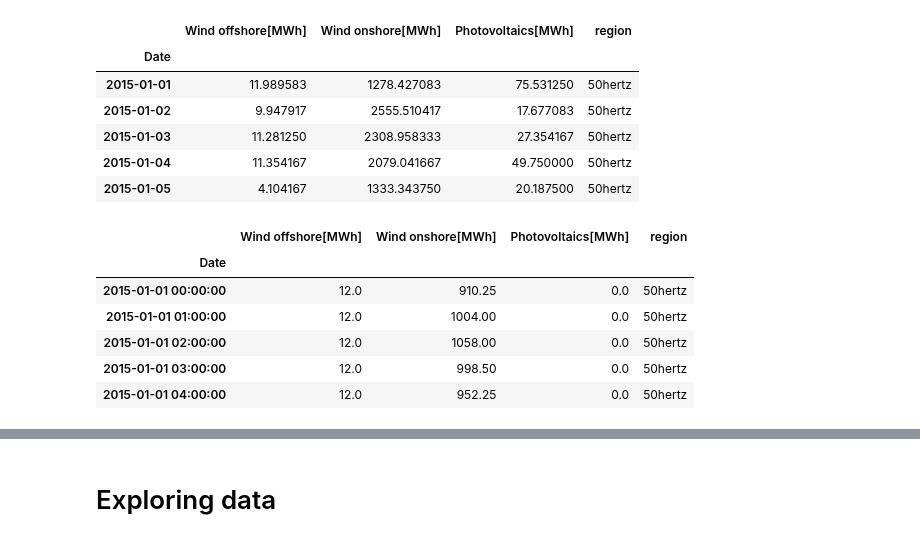
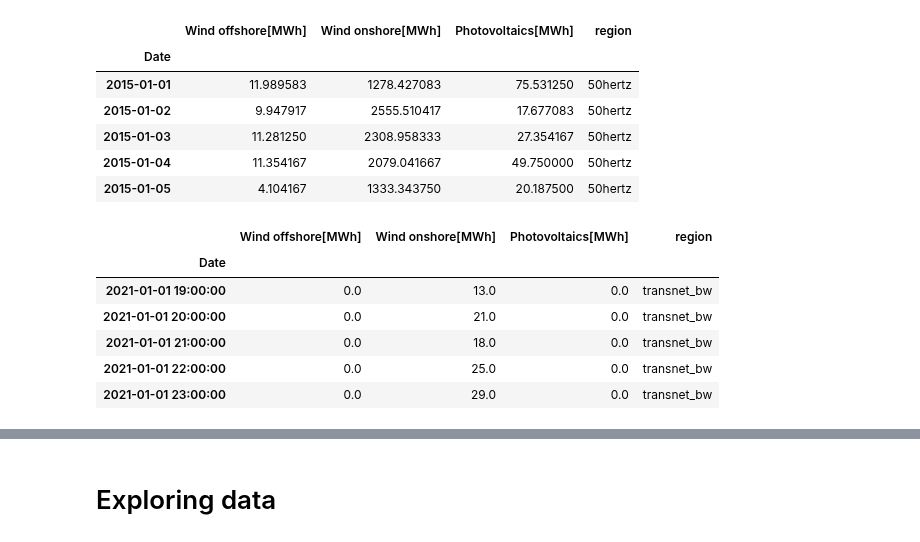
Before and after one commit to HaukeFock/predict_energy_generation, a Jupyter notebook: notebooks/michaelekuntz_wind_time-series.ipynb, the cells around one changed output, grey strips where cells are left out. Drawn from its saved outputs; the diff is of its cells as text; code cells hidden in the pictures.

```diff
--- a/notebooks/michaelekuntz_wind_time-series.ipynb
+++ b/notebooks/michaelekuntz_wind_time-series.ipynb
@@ -50,15 +44,15 @@ daily_df.head()
 # %%
 hourly_df = pd.read_csv(hourly_data_path)
 
 hourly_df['Date'] = pd.to_datetime(hourly_df['Date'])
 hourly_df.set_index('Date', inplace=True)
 
-hourly_df.head()
+hourly_df.tail()
 # %% [output]
 |  | Wind offshore[MWh] | Wind onshore[MWh] | Photovoltaics[MWh] | region |
 | Date |  |  |  |  |
-| 2015-01-01 00:00:00 | 12.0 | 910.25 | 0.0 | 50hertz |
-| 2015-01-01 01:00:00 | 12.0 | 1004.00 | 0.0 | 50hertz |
-| 2015-01-01 02:00:00 | 12.0 | 1058.00 | 0.0 | 50hertz |
-| 2015-01-01 03:00:00 | 12.0 | 998.50 | 0.0 | 50hertz |
-| 2015-01-01 04:00:00 | 12.0 | 952.25 | 0.0 | 50hertz |
+| 2021-01-01 19:00:00 | 0.0 | 13.0 | 0.0 | transnet_bw |
+| 2021-01-01 20:00:00 | 0.0 | 21.0 | 0.0 | transnet_bw |
+| 2021-01-01 21:00:00 | 0.0 | 18.0 | 0.0 | transnet_bw |
+| 2021-01-01 22:00:00 | 0.0 | 25.0 | 0.0 | transnet_bw |
+| 2021-01-01 23:00:00 | 0.0 | 29.0 | 0.0 | transnet_bw |
```
Also changed, not shown: parts of 132 cells of this notebook, 3 other files.
